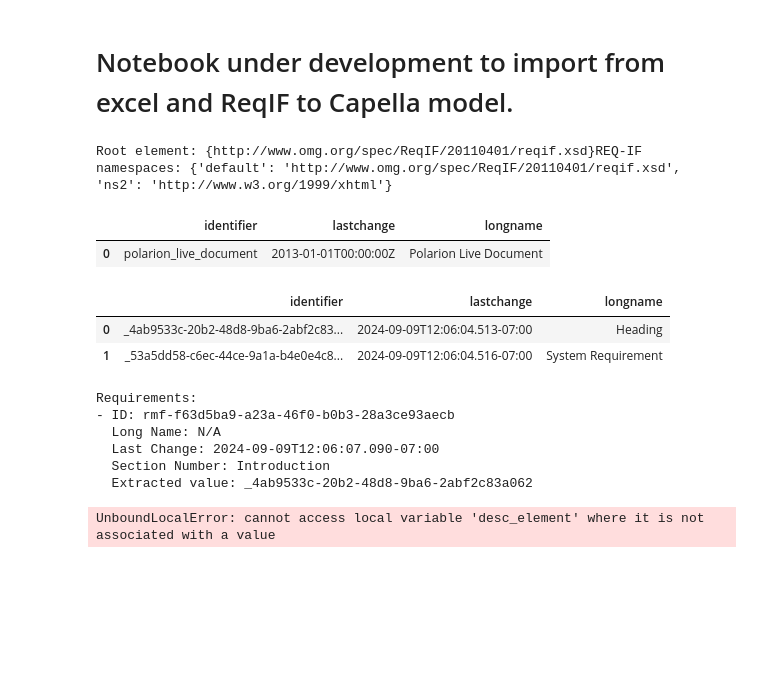
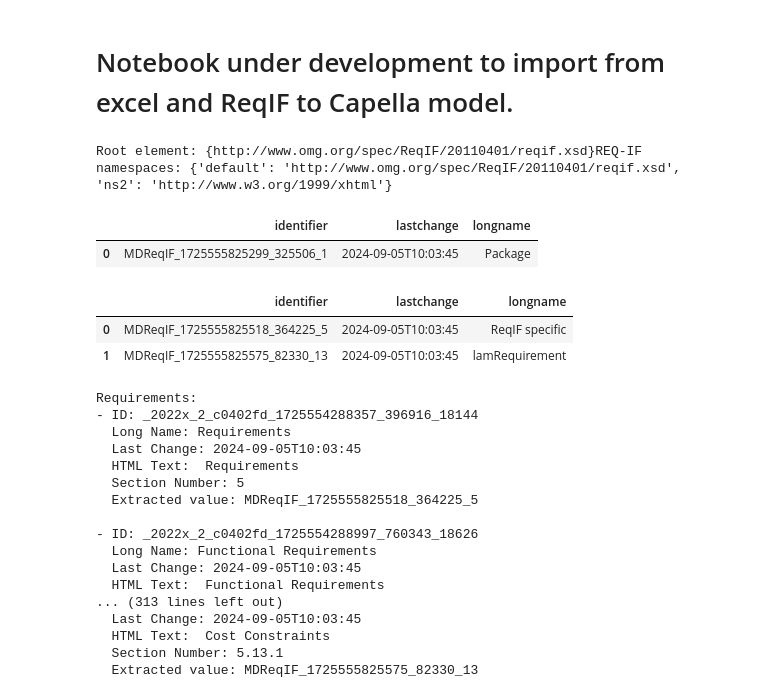
Before and after one commit to tkomarOSP/Trail_Power_for_Campgrounds, a Jupyter notebook: Trail Power for Campgrounds/Notebooks/Populate_Requirements.ipynb, the cells around one changed output. Saved outputs shown, nothing was run; the diff lists cells and outputs as text; code cells hidden in the pictures; blank space fills up the shorter version.

Commit message:
Ran the code to added requirements.

```diff
--- a/Trail Power for Campgrounds/Notebooks/Populate_Requirements.ipynb
+++ b/Trail Power for Campgrounds/Notebooks/Populate_Requirements.ipynb
@@ -415,24 +415,34 @@ def Import_Requirements_from_Excel(file_name,sheet_name):
     return Req_Spec
 # %%
 
-#Req_Spec = Import_Requirements_from_ReqIF('TestTemplate_2.reqif')
-Req_Spec = Import_Requirements_from_MagicDraw_ReqIF('braking_system.reqif')
+Req_Spec = Import_Requirements_from_MagicDraw_ReqIF('TestTemplate_2.reqif')
+#Req_Spec = Import_Requirements_from_MagicDraw_ReqIF('braking_system.reqif')
 display(Req_Spec)
 
 #Req_Spec = Import_Requirements_from_Excel("Requirements.xlsx","Sheet1")
 #display(Req_Spec)
 # %% [output]
 Root element: {http://www.omg.org/spec/ReqIF/20110401/reqif.xsd}REQ-IF
 namespaces: {'default': 'http://www.omg.org/spec/ReqIF/20110401/reqif.xsd', 'ns2': 'http://www.w3.org/1999/xhtml'}
 |  | identifier | lastchange | longname |
-| 0 | polarion_live_document | 2013-01-01T00:00:00Z | Polarion Live Document |
+| 0 | MDReqIF_1725555825299_325506_1 | 2024-09-05T10:03:45 | Package |
 |  | identifier | lastchange | longname |
-| 0 | _4ab9533c-20b2-48d8-9ba6-2abf2c83... | 2024-09-09T12:06:04.513-07:00 | Heading |
-| 1 | _53a5dd58-c6ec-44ce-9a1a-b4e0e4c8... | 2024-09-09T12:06:04.516-07:00 | System Requirement |
+| 0 | MDReqIF_1725555825518_364225_5 | 2024-09-05T10:03:45 | ReqIF specific |
+| 1 | MDReqIF_1725555825575_82330_13 | 2024-09-05T10:03:45 | lamRequirement |
 Requirements:
-- ID: rmf-f63d5ba9-a23a-46f0-b0b3-28a3ce93aecb
-  Long Name: N/A
-  Last Change: 2024-09-09T12:06:07.090-07:00
-  Section Number: Introduction
-  Extracted value: _4ab9533c-20b2-48d8-9ba6-2abf2c83a062
+- ID: _2022x_2_c0402fd_1725554288357_396916_18144
+  Long Name: Requirements
+  Last Change: 2024-09-05T10:03:45
+  HTML Text:  Requirements
+  Section Number: 5
+  Extracted value: MDReqIF_1725555825518_364225_5
+
+- ID: _2022x_2_c0402fd_1725554288997_760343_18626
+  Long Name: Functional Requirements
+  Last Change: 2024-09-05T10:03:45
+  HTML Text:  Functional Requirements
+... (313 lines left out)
+  Last Change: 2024-09-05T10:03:45
+  HTML Text:  Cost Constraints
+  Section Number: 5.13.1
+  Extracted value: MDReqIF_1725555825575_82330_13
-UnboundLocalError: cannot access local variable 'desc_element' where it is not associated with a value
```
Also changed, not shown: parts of 3 cells of this notebook, 2 other files.
